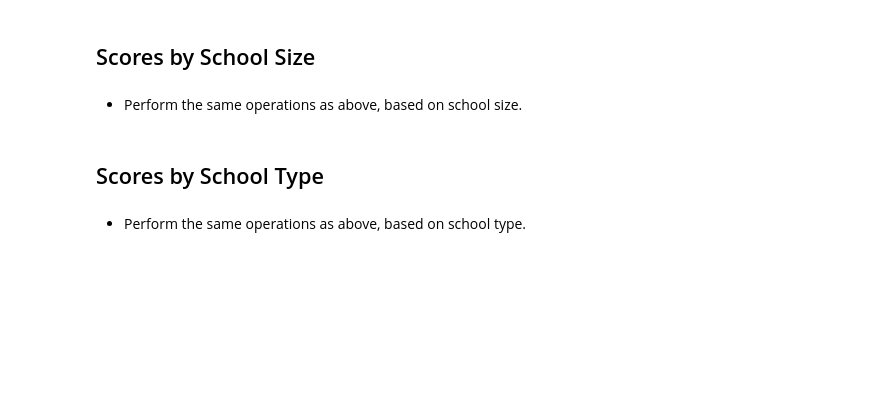
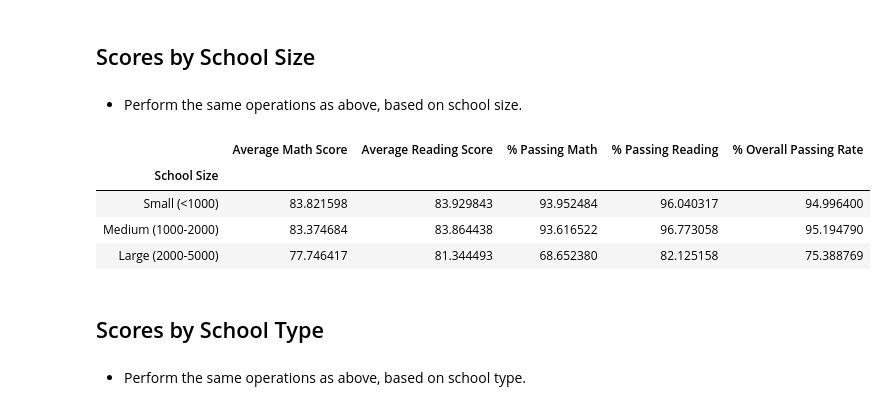
Before and after one commit to Sasmita28/pandas-challenge, a Jupyter notebook: PyCitySchools/PyCitySchools_starter.ipynb, the cells around one changed output. Saved outputs shown, nothing was run; the diff lists cells and outputs as text; code cells hidden in the pictures; blank space fills up the shorter version.

```diff
--- a/PyCitySchools/PyCitySchools_starter.ipynb
+++ b/PyCitySchools/PyCitySchools_starter.ipynb
@@ -310,3 +382,58 @@ group_names = ["Small (<1000)", "Medium (1000-2000)", "Large (2000-5000)"]
+# %%
+#Bins and group names
+size_bins = [0, 1000, 2000, 5000]
+group_names = ["Small (<1000)", "Medium (1000-2000)", "Large (2000-5000)"]
+
+#Grouping the school data by school name and applying agregrating functions for the columns
+school_grpby2 = school_data_complete.groupby('school_name').agg({'student_name':'count','budget':'unique',
+                                                                'math_score':'mean',
+                                                             'reading_score':'mean'})
+#Finding the number of students who passed in math
+school_grpby2['Pass_math'] = school_data_complete[school_data_complete['math_score']>= 70].groupby('school_name')['math_score'].count()
+
+#Finding the number of students who passed in reading
+school_grpby2['Pass_Reading_score'] = school_data_complete[school_data_complete['reading_score']>= 70].groupby('school_name')['reading_score'].count()
+
+#Casting the 'budget' column as float
+school_grpby2['budget'] = school_grpby2['budget'].astype(float)
+
+
+#Applying the bins and creating a new column 'School Size'
+school_grpby2['School Size']= pd.cut(school_grpby2['student_name'], bins = size_bins,
+                                                      labels = group_names)
+#Grouping by column 'School Size'
+size_grpby = school_grpby2.groupby('School Size')
+
+# Finding the number of students who passed in math in each bin
+size_grpby_math = size_grpby['Pass_math'].sum()
+
+# Finding the number of students who passed in reading in each bin
+size_grpby_reading = size_grpby['Pass_Reading_score'].sum()
+
+# Finding the number of students in each bin
+size_grpby_student = size_grpby['student_name'].sum()
+
+#Using the groupby object 'size_grpby' , finding mean for math and reading
+size_grpby1= size_grpby['math_score','reading_score'].agg('mean')
+
+#Finding the %passing math (number of students passed in each bin/ total student in that bin)
+size_grpby1['% Passing Math'] = (size_grpby_math /size_grpby_student) * 100
+
+#Finding the %passing reading (number of students passed in each bin/ total student in that bin)
+size_grpby1['% Passing Reading'] = (size_grpby_reading /size_grpby_student) * 100
+
+#Overall Passing = (%passing math + %passing reading)/2
+size_grpby1['% Overall Passing Rate'] = (size_grpby1['% Passing Math']+ size_grpby1['% Passing Reading'])/2
+
+#Renaming the columns
+size_grpby1 = size_grpby1.rename(columns = {'math_score':'Average Math Score','reading_score':'Average Reading Score'})
+size_grpby1
+# %% [output]
+|  | Average Math Score | Average Reading Score | % Passing Math | % Passing Reading | % Overall Passing Rate |
+| School Size |  |  |  |  |  |
+| Small (<1000) | 83.821598 | 83.929843 | 93.952484 | 96.040317 | 94.996400 |
+| Medium (1000-2000) | 83.374684 | 83.864438 | 93.616522 | 96.773058 | 95.194790 |
+| Large (2000-5000) | 77.746417 | 81.344493 | 68.652380 | 82.125158 | 75.388769 |
 # %% [markdown]
 ## Scores by School Type
 # %% [markdown]
```
Also changed, not shown: parts of 10 cells of this notebook, 3 other files.
